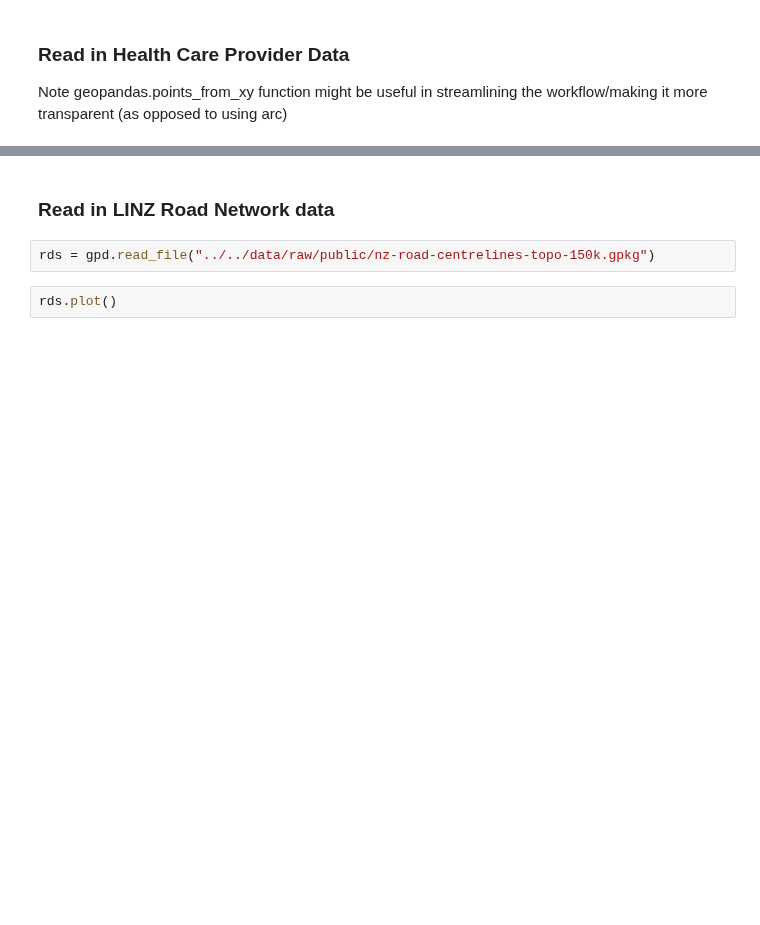
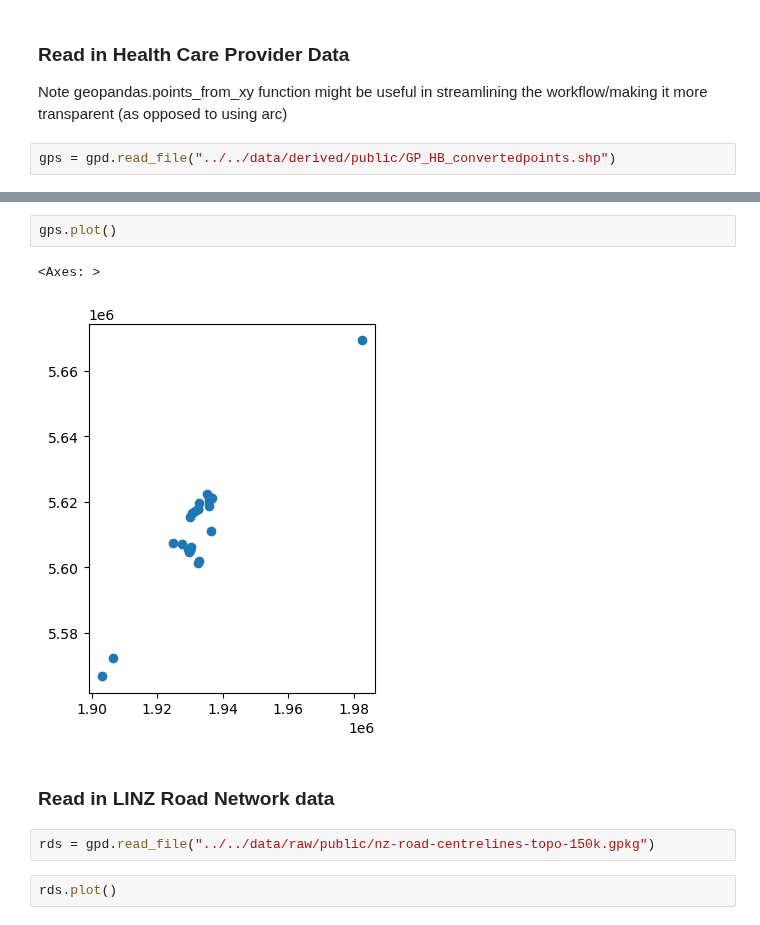
Before and after one commit to gsokolow/Flooding-and-Healthcare-2024, a Jupyter notebook: procedure/code/01-Jupyter_notebook.ipynb, the cells around one changed output, grey strips where cells are left out. Saved outputs shown, nothing was run; the diff lists cells and outputs as text; blank space fills up the shorter version.

```diff
--- a/procedure/code/01-Jupyter_notebook.ipynb
+++ b/procedure/code/01-Jupyter_notebook.ipynb
@@ -308,3 +348,5 @@ dtype: geometry
 # %% [markdown]
 ### Read in Health Care Provider Data
 Note geopandas.points_from_xy function might be useful in streamlining the workflow/making it more transparent (as opposed to using arc)
+# %%
+gps = gpd.read_file("../../data/derived/public/GP_HB_convertedpoints.shp")
@@ -311,3 +362,8 @@ Note geopandas.points_from_xy function might be useful in streamlining the workf
+# %%
+gps.plot()
+# %% [output]
+<Axes: >
+[figure, added]
 # %% [markdown]
 ### Read in LINZ Road Network data
 # %%
```
Also changed, not shown: parts of 31 cells of this notebook.
